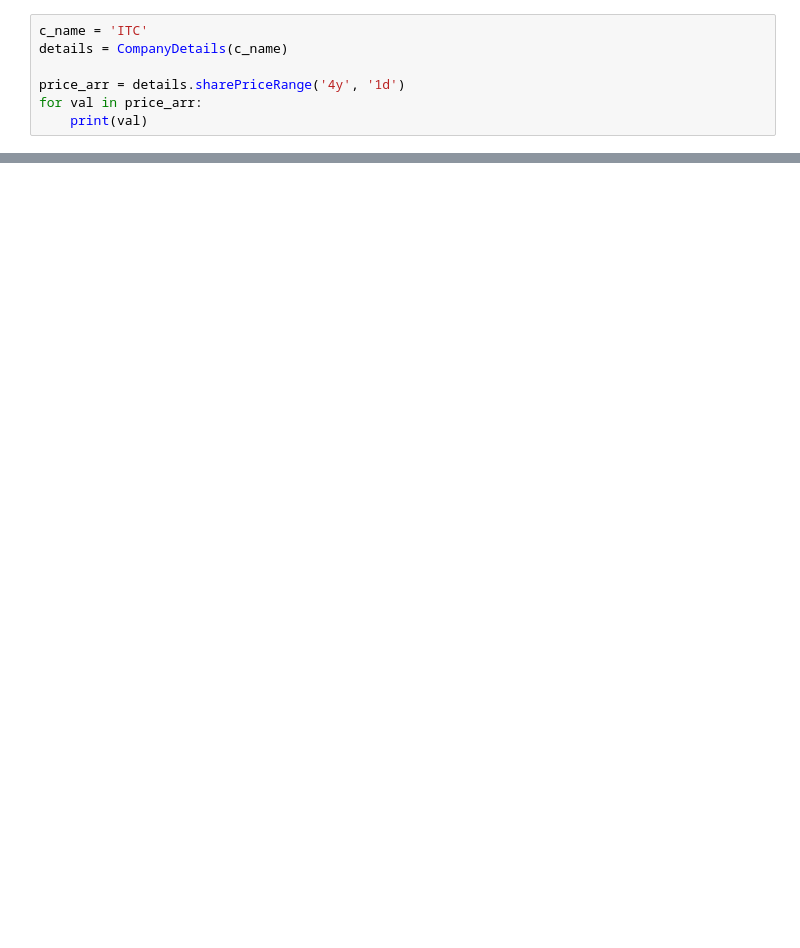
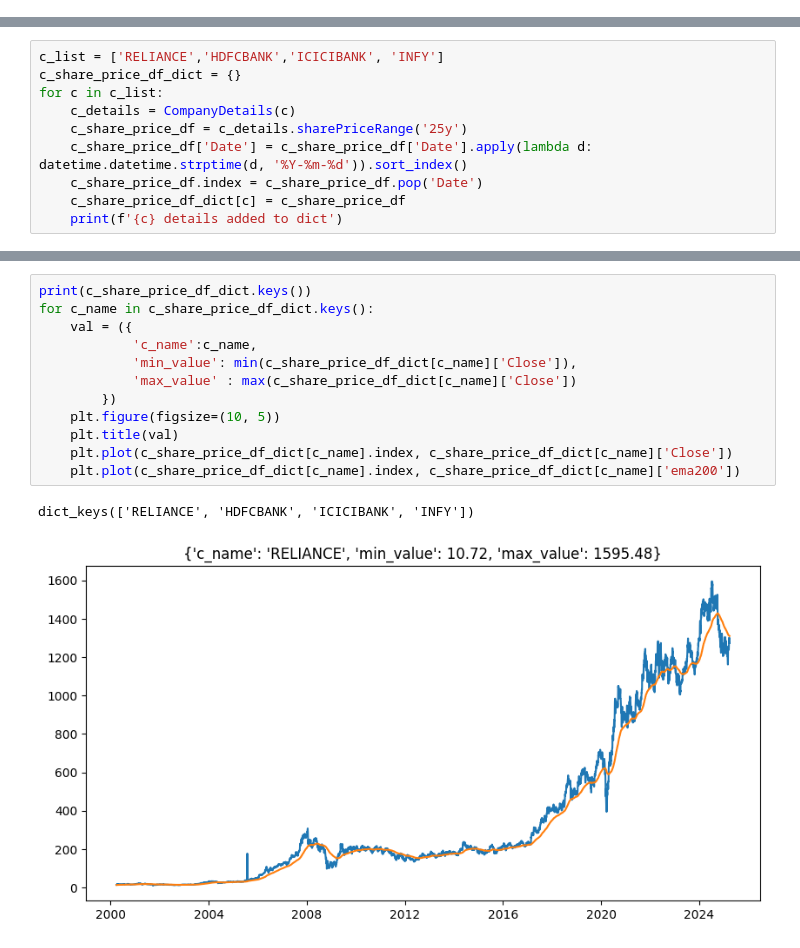
Before and after one commit to Aravind8967/Stock-Prediction, a Jupyter notebook: test2.ipynb, the cells around one changed output, grey strips where cells are left out. Cells and saved outputs as stored; diff of their text form; blank space fills up the shorter version.

```diff
--- a/test2.ipynb
+++ b/test2.ipynb
@@ -13,7 +11,0 @@ import datetime as dt
-# %%
-c_name = 'ITC'
-details = CompanyDetails(c_name)
-
-price_arr = details.sharePriceRange('4y', '1d')
-for val in price_arr:
-    print(val)
@@ -216,0 +12,10 @@ print(x_train)
+# %%
+c_list = ['RELIANCE','HDFCBANK','ICICIBANK', 'INFY']
+c_share_price_df_dict = {}
+for c in c_list:
+    c_details = CompanyDetails(c)
+    c_share_price_df = c_details.sharePriceRange('25y')
+    c_share_price_df['Date'] = c_share_price_df['Date'].apply(lambda d: datetime.datetime.strptime(d, '%Y-%m-%d')).sort_index()
+    c_share_price_df.index = c_share_price_df.pop('Date')
+    c_share_price_df_dict[c] = c_share_price_df
+    print(f'{c} details added to dict')
@@ -290,0 +47,15 @@ TypeError: add() got an unexpected keyword argument 'ignore_index'
+# %%
+print(c_share_price_df_dict.keys())
+for c_name in c_share_price_df_dict.keys():
+    val = ({
+            'c_name':c_name,
+            'min_value': min(c_share_price_df_dict[c_name]['Close']),
+            'max_value' : max(c_share_price_df_dict[c_name]['Close'])
+        })
+    plt.figure(figsize=(10, 5))
+    plt.title(val)
+    plt.plot(c_share_price_df_dict[c_name].index, c_share_price_df_dict[c_name]['Close'])
+    plt.plot(c_share_price_df_dict[c_name].index, c_share_price_df_dict[c_name]['ema200'])
+# %% [output]
+dict_keys(['RELIANCE', 'HDFCBANK', 'ICICIBANK', 'INFY'])
+[figure, added]
```
Also changed, not shown: parts of 22 cells of this notebook, 34 other files.
